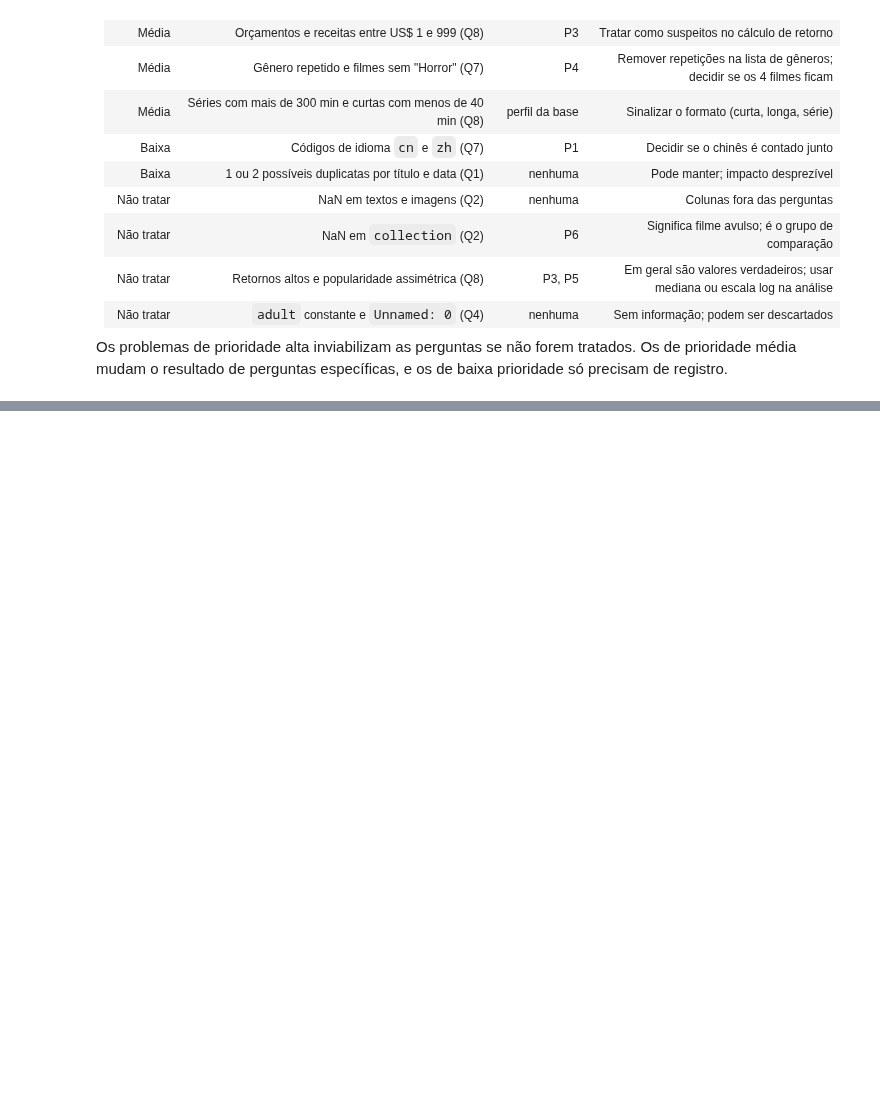
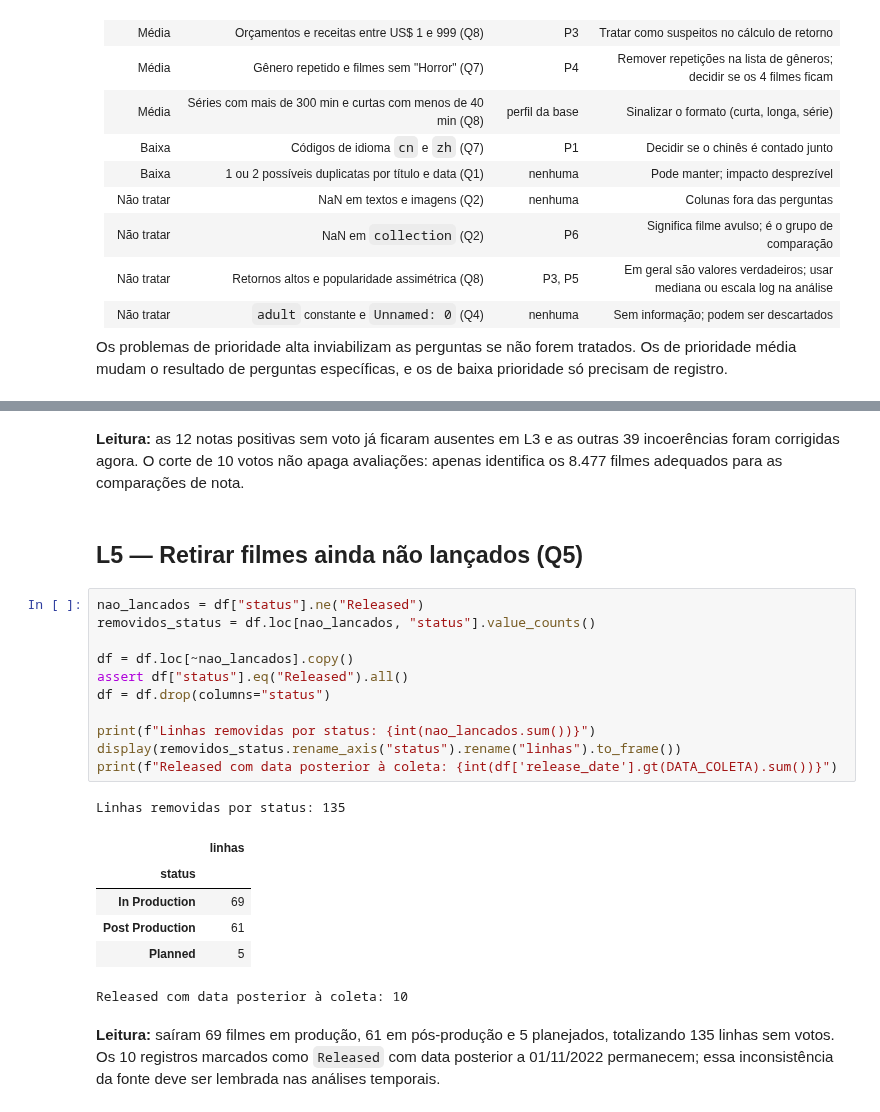
Before and after one commit to Mateuscruz19/HorrorMoviesData, a Jupyter notebook: HorrorMovieAnalysis.ipynb, the cells around one changed output, grey strips where cells are left out. Saved outputs shown, nothing was run; the diff lists cells and outputs as text; blank space fills up the shorter version.

```diff
--- a/HorrorMovieAnalysis.ipynb
+++ b/HorrorMovieAnalysis.ipynb
@@ -870,0 +902,25 @@ display(decisoes.style.hide(axis="index"))
+# %% [markdown]
+**Leitura:** as 12 notas positivas sem voto já ficaram ausentes em L3 e as outras 39 incoerências foram corrigidas agora. O corte de 10 votos não apaga avaliações: apenas identifica os 8.477 filmes adequados para as comparações de nota.
+# %% [markdown]
+## L5 — Retirar filmes ainda não lançados (Q5)
+# %%
+nao_lancados = df["status"].ne("Released")
+removidos_status = df.loc[nao_lancados, "status"].value_counts()
+
+df = df.loc[~nao_lancados].copy()
+assert df["status"].eq("Released").all()
+df = df.drop(columns="status")
+
+print(f"Linhas removidas por status: {int(nao_lancados.sum())}")
+display(removidos_status.rename_axis("status").rename("linhas").to_frame())
+print(f"Released com data posterior à coleta: {int(df['release_date'].gt(DATA_COLETA).sum())}")
+# %% [output]
+Linhas removidas por status: 135
+|  | linhas |
+| status |  |
+| In Production | 69 |
+| Post Production | 61 |
+| Planned | 5 |
+Released com data posterior à coleta: 10
+# %% [markdown]
+**Leitura:** saíram 69 filmes em produção, 61 em pós-produção e 5 planejados, totalizando 135 linhas sem votos. Os 10 registros marcados como `Released` com data posterior a 01/11/2022 permanecem; essa inconsistência da fonte deve ser lembrada nas análises temporais.
```
Also changed, not shown: parts of 18 cells of this notebook.
